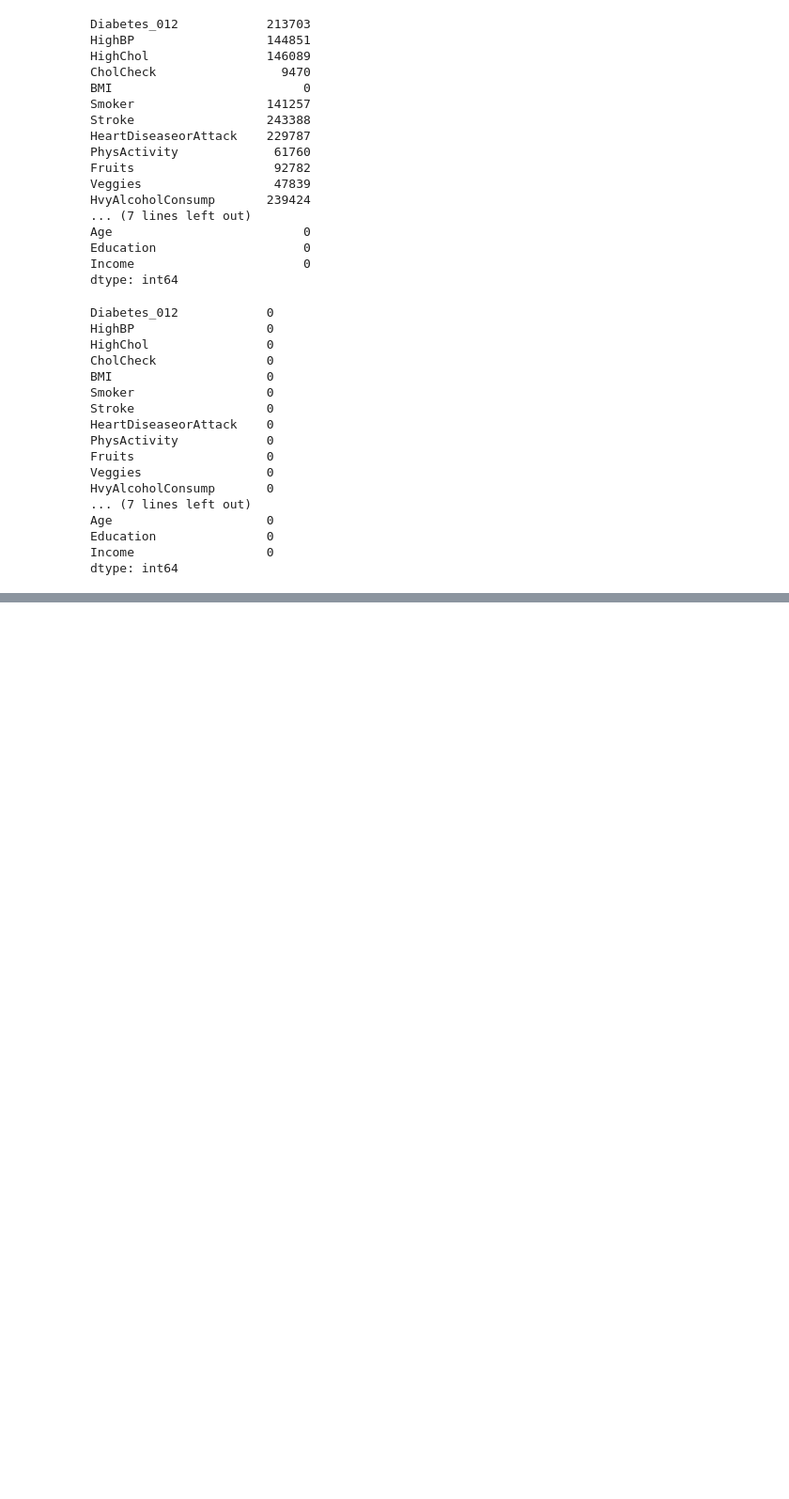
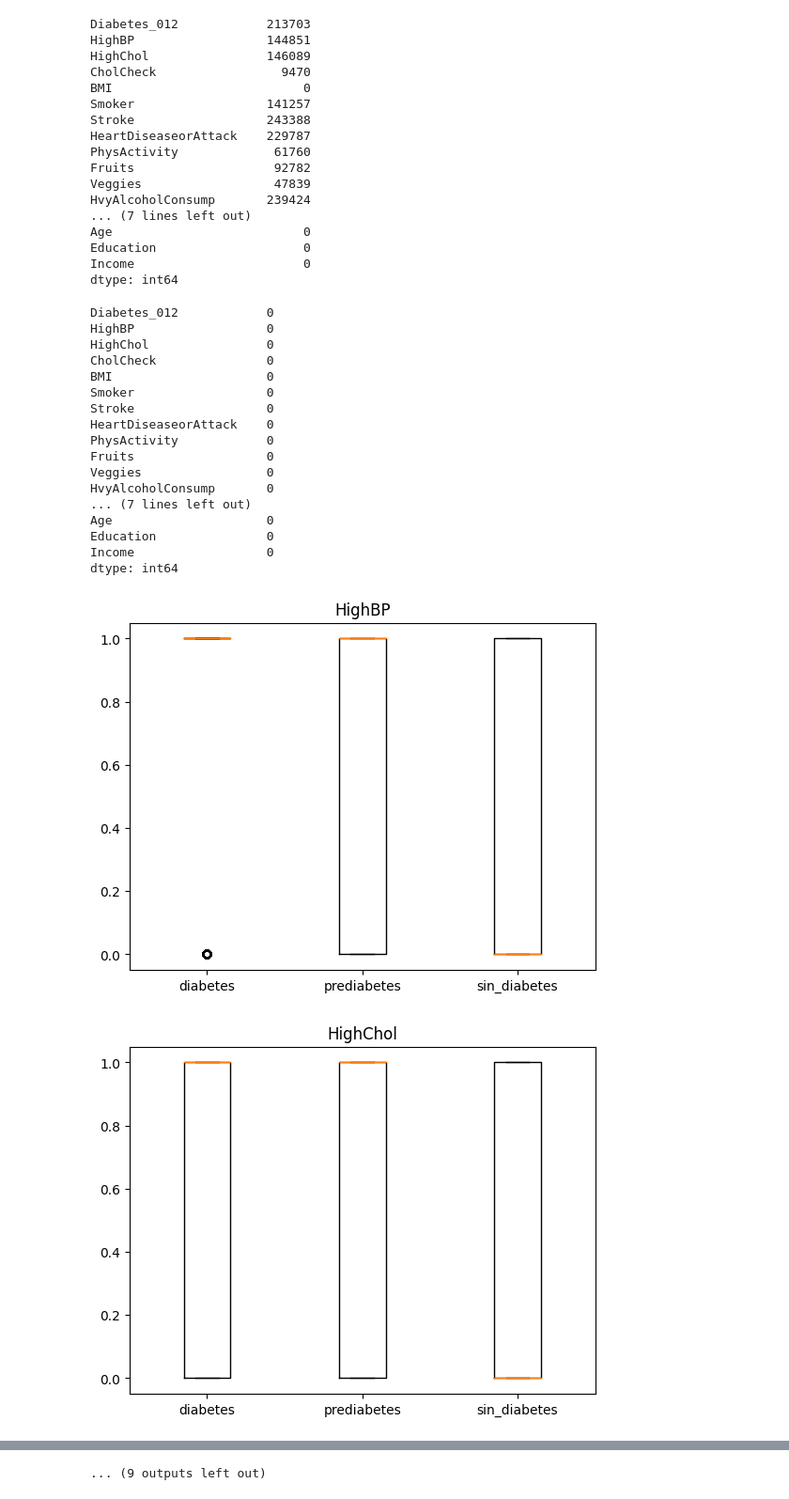
Before and after one commit to l1nk26/Proyecto-Samsung-Innovation-Campus, a Jupyter notebook: procesado_de_datos_f.ipynb, the cells around one changed output, grey strips where cells are left out. Shown at 94% size. Drawn from its saved outputs; the diff is of its cells as text; code cells hidden in the pictures; blank space fills up the shorter version.

```diff
--- a/procesado_de_datos_f.ipynb
+++ b/procesado_de_datos_f.ipynb
@@ -60,3 +62,14 @@ Age                     0
 Education               0
 Income                  0
 dtype: int64
+# %%
+x = range(len(diabetes))
+y = diabetes.columns[1:]
+
+for col in y:
+    plt.title(col)
+    plt.boxplot([diabetes[col], prediabetes[col], sin_diabetes[col]], labels=['diabetes', 'prediabetes', 'sin_diabetes'])
+    plt.show()
+# %% [output]
+[figure, added]
+[figure, added]
@@ -63 +86,2 @@ dtype: int64
+... (9 outputs left out)
 # %%
```
Also changed, not shown: parts of 5 cells of this notebook.
